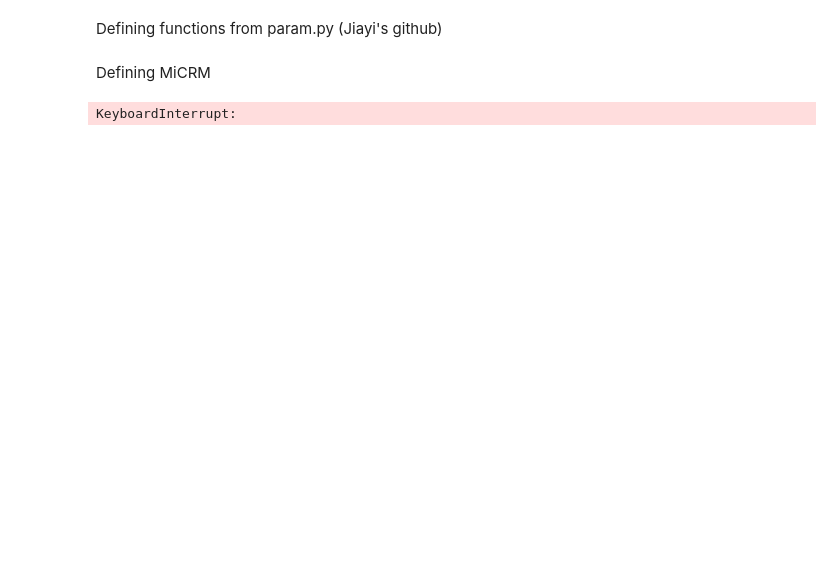
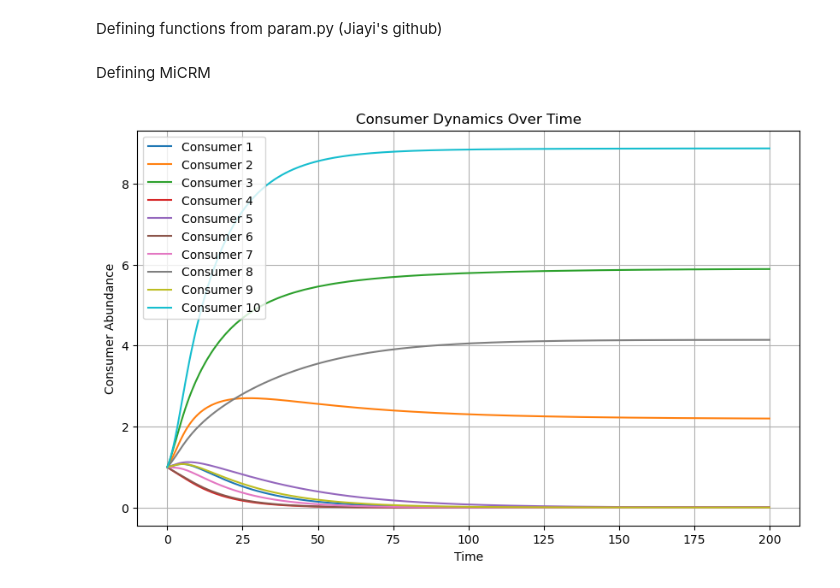
Before and after one commit to chanli-a/final_year_project, a Jupyter notebook: replicate-results-LV-paper/MiCRM_EGLV_no_temp.ipynb, the cells around one changed output. Drawn from its saved outputs; the diff is of its cells as text; code cells hidden in the pictures; blank space fills up the shorter version.

Commit message:
saving previous thing again

```diff
--- a/replicate-results-LV-paper/MiCRM_EGLV_no_temp.ipynb
+++ b/replicate-results-LV-paper/MiCRM_EGLV_no_temp.ipynb
@@ -97,69 +97,66 @@ l_pool = generate_l_tensor(N_pool, M_pool, N_modules, s_ratio, λ) # this is lea
 # Set rho and omega for the resource pool
 rho_pool = np.full(M_pool, 0.6)
 omega_pool = np.full(M_pool, 0.1)
+m_pool = np.full(N_pool, 0.1) # mortality rate of N consumers
 
 
 # randomly select N and M species from the pool
 species_indices1 = np.random.choice(N_pool, N, replace=False) # take random consumers from pool
 resource_indices1 = np.random.choice(M_pool, M, replace=False) # take random resources from pool
-u1 = u_pool[np.ix_(species_indices1, resource_indices1)] # uptake matrices
-l1 = l_pool[np.ix_(species_indices1, resource_indices1, resource_indices1)] # leakage tensors
+
+u = u_pool[np.ix_(species_indices1, resource_indices1)] # uptake matrices
+l = l_pool[np.ix_(species_indices1, resource_indices1, resource_indices1)] # leakage tensors
+
 lambda_alpha1 = np.full(M, λ)
-rho1 = rho_pool[resource_indices1]
-omega1 = omega_pool[resource_indices1]
+
+rho = rho_pool[resource_indices1]
+omega = omega_pool[resource_indices1]
+m = m_pool[species_indices1]
 
 
 
-u = modular_uptake(N, M, N_modules, s_ratio)  # uptake matrix
-
-row_sums = np.sum(u, axis=1)
-
-lambda_alpha = np.full(M, λ)  # total leakage rate for each resource
-
-
-m = np.full(N, 0.1)  # mortality rate of N consumers
-rho = np.full(M, 1)  # input of M resources
-omega = np.full(M, 1)  # decay rate of M resources
-
-l = generate_l_tensor(N, M, N_modules, s_ratio, λ) # a tensor for all consumers' leakage matrics
-# tensors are an N-dimensional container of data. this tensor stores all consumers' leakage matrices.
-# the first bit (N, M, N_modules, s-ratio) are the uptake matrix previously defined. λ is the total leakage rate.
-
-
 # ode for MiCRM
-def dCdt_Rdt(t, y): # y is a combined array of state variables, representing both C and Y values at time t
+def MiCRM_dCdt_Rdt(t, y): # y is a combined array of state variables, representing both C and Y values at time t
     C = y[:N] # C gets the first N values
     R = y[N:] # R gets the remaining M values
     dCdt = np.zeros(N)
     dRdt = np.zeros(M)
 
     # the last 2 lines here initialise the zero arrays, so dCdt and dRdt eqns can be filled in later
 
     for i in range(N): # the consumer portion of the equation
         dCdt[i] = sum(C[i] * R[alpha] * u[i, alpha] * (1 - lambda_alpha[alpha]) for alpha in range(M)) - C[i] * m[i]
 
-        # the above is exactly the MiCRM for consumers!
 
     for alpha in range(M): # the resource portion of the equation
         dRdt[alpha] = rho[alpha] - R[alpha] * omega[alpha]
         dRdt[alpha] -= sum(C[i] * R[alpha] * u[i, alpha] for i in range(N))
         dRdt[alpha] += sum(sum(C[i] * R[beta] * u[i, beta] * l[i, beta, alpha] for beta in range(M)) for i in range(N))
-
-        # the above is exactly the MiCRM for resources, with a new term '- R[alpha] * omega[alpha]' for resource decay
 
     return np.concatenate([dCdt, dRdt])
 
 # intial value
 C0 = np.full(N,1)  # consumer
 R0 = np.full(M,1)   # resource
 Y0 = np.concatenate([C0, R0])
 
-
 # time sacle
 t_span = (0, 200)
 t_eval = np.linspace(*t_span, 300)
 
 # solve ode
-sol = solve_ivp(dCdt_Rdt, t_span, Y0, t_eval=t_eval)
+MiCRM_sol = solve_ivp(MiCRM_dCdt_Rdt, t_span, Y0, t_eval=t_eval)
+
+# plot results
+plt.figure(figsize=(10, 6))
+for i in range(N):
+    plt.plot(MiCRM_sol.t, MiCRM_sol.y[i], label=f'Consumer {i+1}')
+
+plt.xlabel('Time')
+plt.ylabel('Consumer Abundance')
+plt.title('Consumer Dynamics Over Time')
+plt.legend()
+plt.grid()
+plt.show()
 # %% [output]
-KeyboardInterrupt:
+[figure, added]
```
Also changed, not shown: parts of 2 cells of this notebook.
